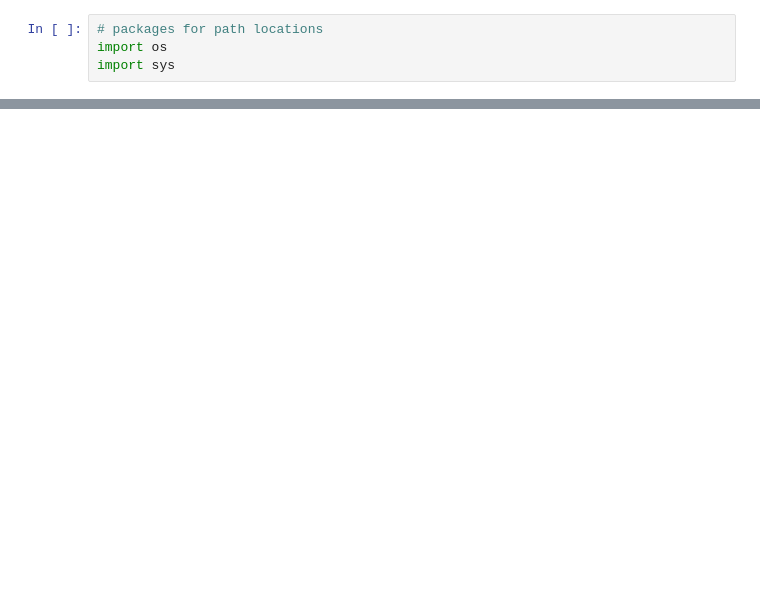
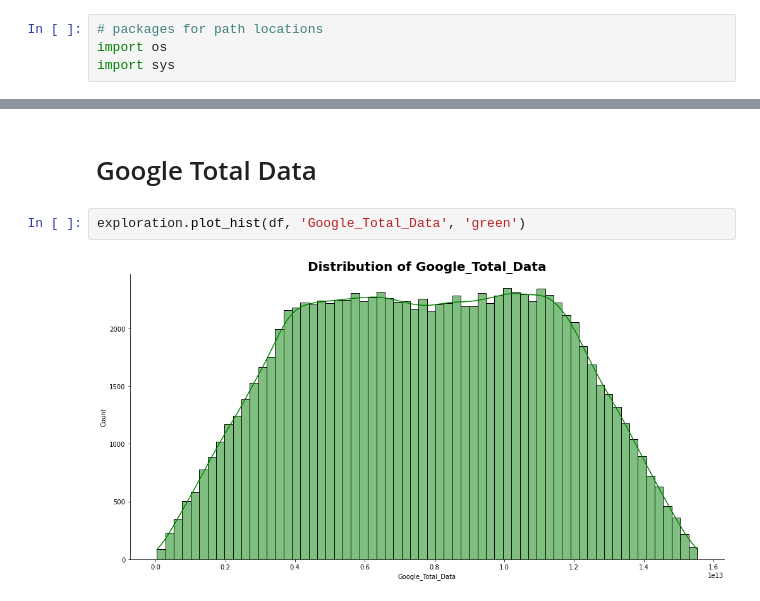
Before and after one commit to kebishaa/telecom-user-analytics, a Jupyter notebook: notebooks/data_exploration.ipynb, the cells around one changed output, grey strips where cells are left out. Saved outputs shown, nothing was run; the diff lists cells and outputs as text; blank space fills up the shorter version.

```diff
--- a/notebooks/data_exploration.ipynb
+++ b/notebooks/data_exploration.ipynb
@@ -41,0 +170,6 @@ NameError: name 'df' is not defined
+# %% [markdown]
+# Google Total Data
+# %%
+exploration.plot_hist(df, 'Google_Total_Data', 'green')
+# %% [output]
+[figure, added]
```
Also changed, not shown: parts of 42 cells of this notebook.
